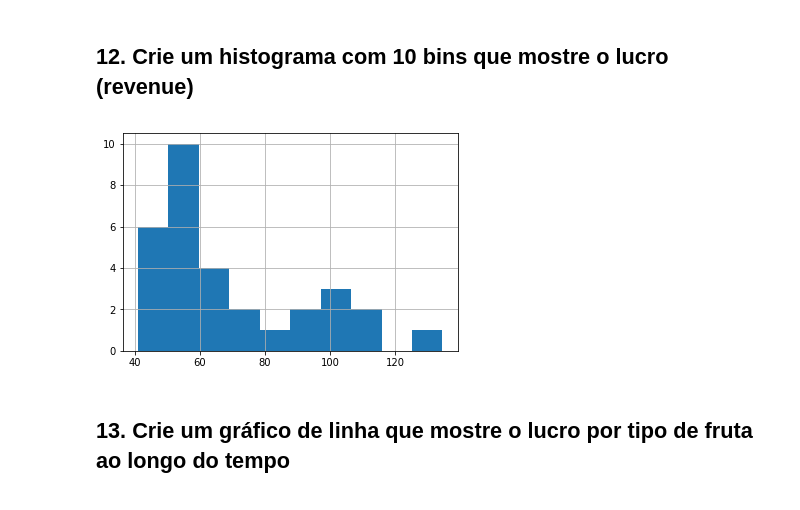
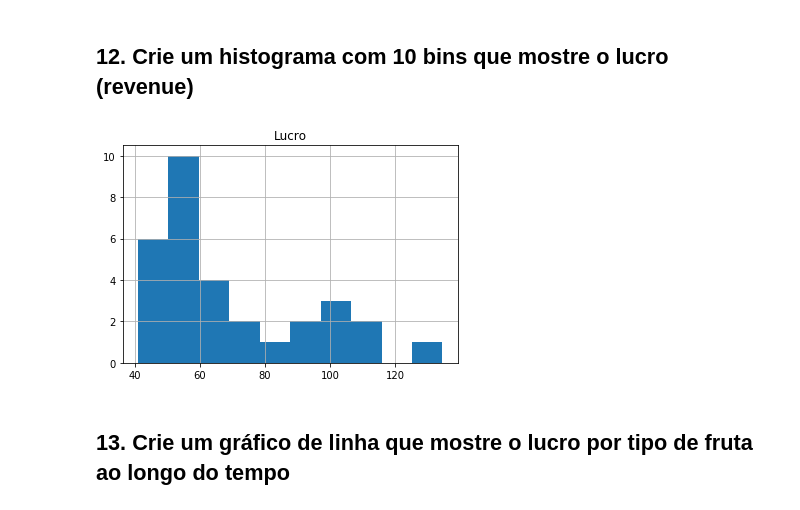
Before and after one commit to thonrocha/fiap-python, a Jupyter notebook: Trabalho_Final_Phyton.ipynb, the cells around one changed output. Saved outputs shown, nothing was run; the diff lists cells and outputs as text; code cells hidden in the pictures.

```diff
--- a/Trabalho_Final_Phyton.ipynb
+++ b/Trabalho_Final_Phyton.ipynb
@@ -277,8 +306,9 @@ np.corrcoef(Lemonades[cols_plot])[0, 1]
 ## 12. Crie um histograma com 10 bins que mostre o lucro (revenue)
 # %%
 Lemonades['Revenue'].hist(bins=10)
+plt.title("Lucro")
 plt.show()
 # %% [output]
-[figure, old version]
+[figure, new version]
 # %% [markdown]
 ## 13. Crie um gráfico de linha que mostre o lucro por tipo de fruta ao longo do tempo
```
Also changed, not shown: parts of 13 cells of this notebook.
